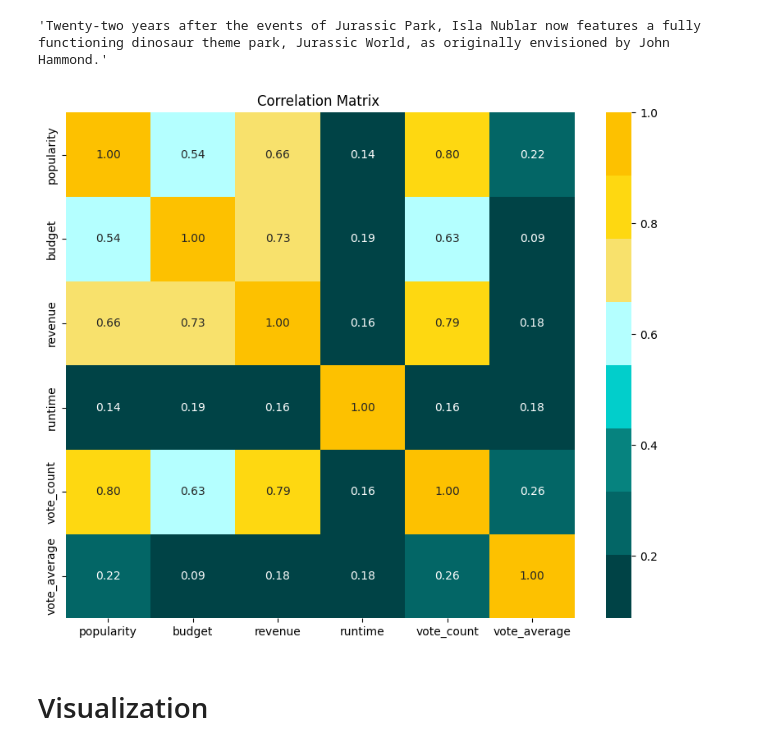
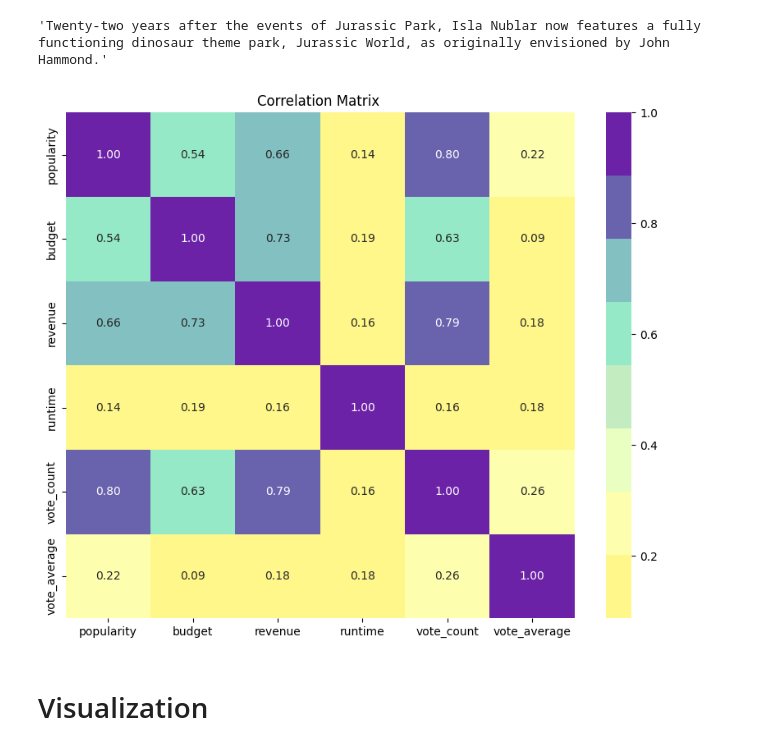
Before and after one commit to arzumerturkk/Movie-Recommendation-System, a Jupyter notebook: main.ipynb, the cells around one changed output. Saved outputs shown, nothing was run; the diff lists cells and outputs as text; code cells hidden in the pictures.

Commit message:
updated visualization and simple recommender

```diff
--- a/main.ipynb
+++ b/main.ipynb
@@ -129,29 +109,18 @@ df.head(3)
 df['overview'][0]
 # %% [output]
 'Twenty-two years after the events of Jurassic Park, Isla Nublar now features a fully functioning dinosaur theme park, Jurassic World, as originally envisioned by John Hammond.'
-# %%
-# Split the 'genres' column by "|" and expand into new columns
-df_genres = df['genres'].str.split('|', expand=True)
-
-# Create new columns 'genres1', 'genres2', and 'genres3' to store the first three genres
-df['genres1'] = df_genres[0]
-df['genres2'] = df_genres[1]
-df['genres3'] = df_genres[2]
-
-# Drop the original 'genres' column
-#df.drop(['genres'], axis=1, inplace=True)
 # %%
 numeric_columns = ['popularity', 'budget', 'revenue', 'runtime', 'vote_count', 'vote_average']
 
 correlation_matrix = df[numeric_columns].corr()
 
-# Korelasyon matrisini görselleştirme
+# Visualizing the correlation matrix
 plt.figure(figsize=(10, 8))
-sns.heatmap(correlation_matrix, annot=True, cmap=['#004346', '#036666', '#06837f', '#02cecb', '#b4ffff', '#f8e16c', '#fed811', '#fdc100'], fmt=".2f")
+sns.heatmap(correlation_matrix, annot=True, cmap=['#FFF78A', '#FDFFAE', '#E9FFC2', '#C3EDC0', '#96E9C6', '#83C0C1', '#6962AD', '#6C22A6'], fmt=".2f")
 plt.title("Correlation Matrix ")
 plt.show()
 # %% [output]
-[figure, old version]
+[figure, new version]
 # %% [markdown]
 # Visualization
 # %%
```
Also changed, not shown: parts of 35 cells of this notebook.
